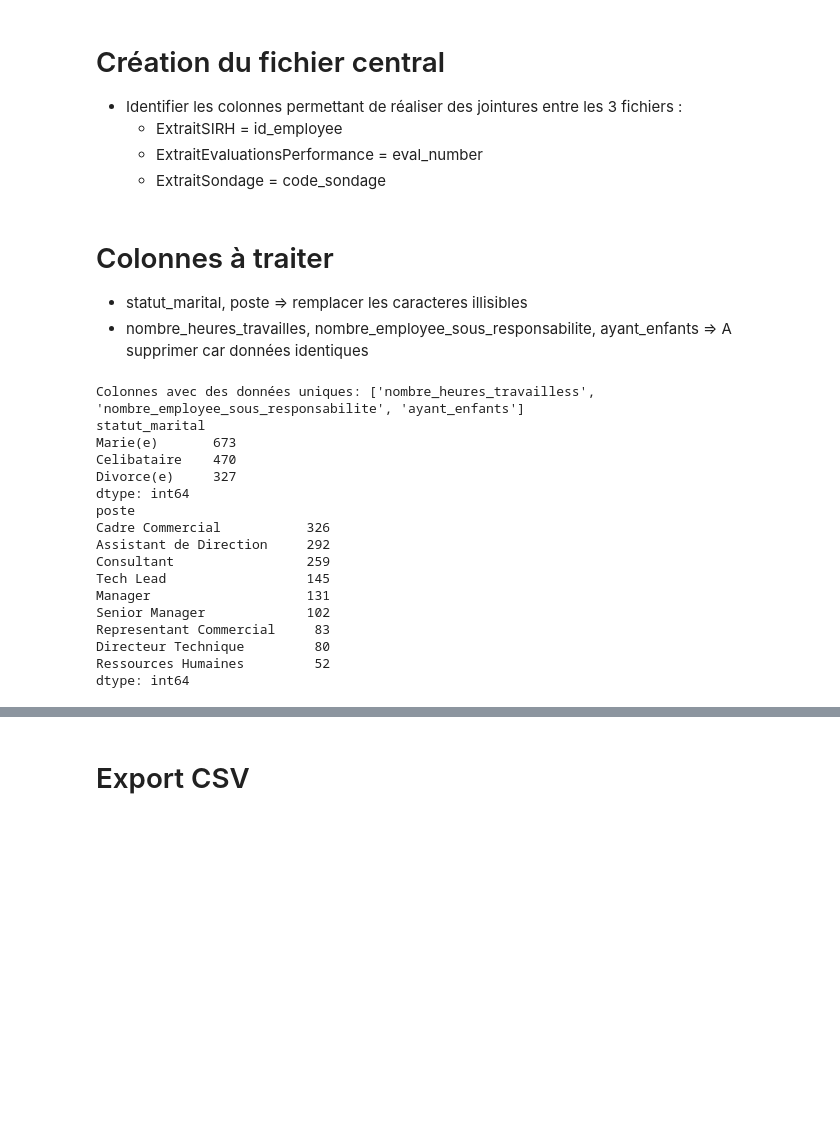
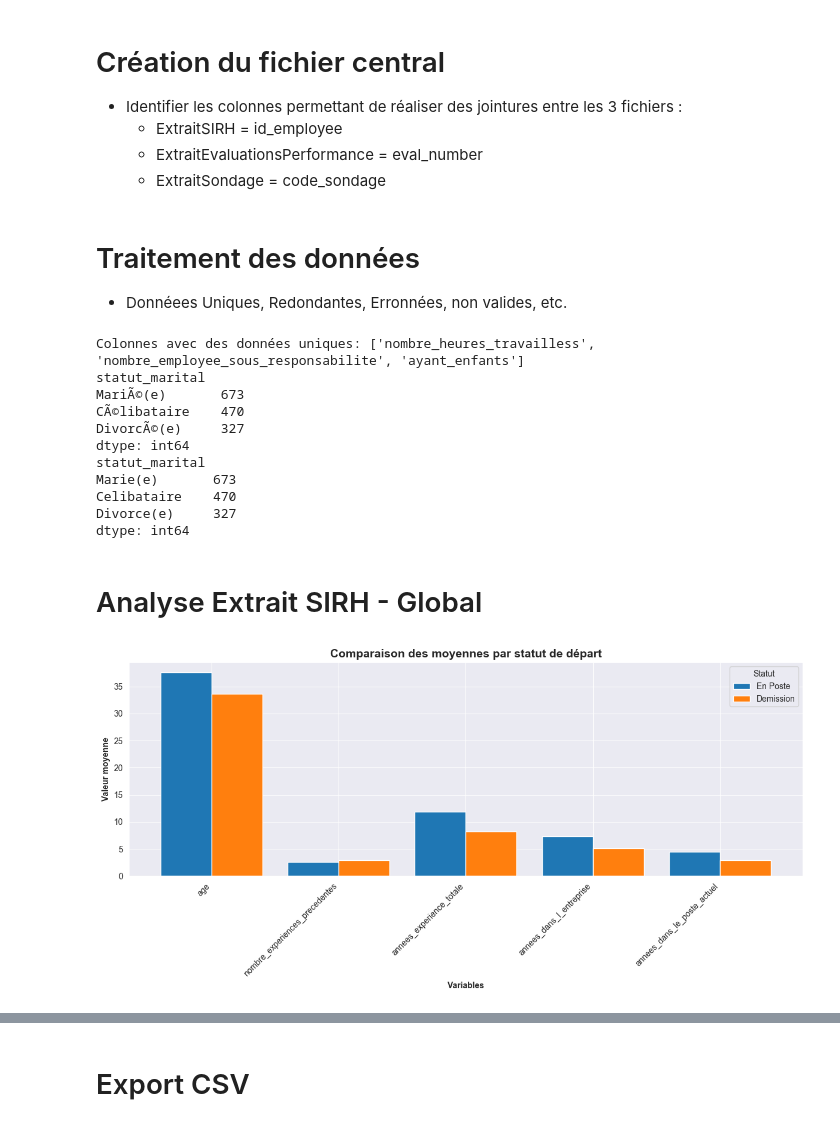
Before and after one commit to ticoraph/HRAnalytics, a Jupyter notebook: 1_Analyse_Exploratoire.ipynb, the cells around one changed output, grey strips where cells are left out. Cells and saved outputs as stored; diff of their text form; code cells hidden in the pictures; blank space fills up the shorter version.

```diff
--- a/1_Analyse_Exploratoire.ipynb
+++ b/1_Analyse_Exploratoire.ipynb
@@ -262,49 +32,61 @@ fc.drop((['eval_number','code_sondage']), axis=1, inplace=True)
-# %% [markdown]
-# Colonnes à traiter
-- statut_marital, poste => remplacer les caracteres illisibles
-- nombre_heures_travailles, nombre_employee_sous_responsabilite, ayant_enfants => A supprimer car données identiques
+# %% [markdown]
+# Traitement des données
+- Donnéees Uniques, Redondantes, Erronnées, non valides, etc.
 # %%
+# Données uniques
+print(f"Colonnes avec des données uniques: {fc.columns[fc.nunique() == 1].tolist()}")
+fc.drop((['nombre_heures_travailless','nombre_employee_sous_responsabilite','ayant_enfants']), axis=1, inplace=True)
+
+# Données redondantes
+fc.drop((['eval_number','code_sondage','note_evaluation_actuelle']), axis=1, inplace=True)
+
 # Nom de colonne erronees
 fc.rename(columns={'augementation_salaire_precedente': 'augmentation_salaire_precedente'}, inplace=True)
 fc.rename(columns={'annee_experience_totale': 'annees_experience_totale'}, inplace=True)
 
-# Données uniques
-print(f"Colonnes avec des données uniques: {fc.columns[fc.nunique() == 1].tolist()}")
-fc.drop((['nombre_heures_travailless','nombre_employee_sous_responsabilite','ayant_enfants']), axis=1, inplace=True)
-
 # Données erronees
-#print(fc.groupby(['statut_marital']).size().sort_values(ascending=False))
-#print(fc.groupby(['poste']).size().sort_values(ascending=False))
-
+print(fc.groupby(['statut_marital']).size().sort_values(ascending=False))
 for col in fc.select_dtypes(include='object').columns:
     fc[col] = fc[col].str.replace('Ã©', 'e', regex=False)
-
 print(fc.groupby(['statut_marital']).size().sort_values(ascending=False))
-print(fc.groupby(['poste']).size().sort_values(ascending=False))
 
 # Données non valides
 fc['augmentation_salaire_precedente'] = fc['augmentation_salaire_precedente'].str.replace(' %', '', regex=False).astype(int)
-
-# Données redondantes
-fc.drop((['departement']), axis=1, inplace=True)
-
-# Satisfaction Globale
-fc["satisfaction_globale"] = (fc["satisfaction_employee_environnement"]+fc["satisfaction_employee_nature_travail"]+fc["satisfaction_employee_equipe"]+fc["satisfaction_employee_equilibre_pro_perso"])*100/16
 # %% [output]
 Colonnes avec des données uniques: ['nombre_heures_travailless', 'nombre_employee_sous_responsabilite', 'ayant_enfants']
+statut_marital
+MariÃ©(e)       673
+CÃ©libataire    470
+DivorcÃ©(e)     327
+dtype: int64
 statut_marital
 Marie(e)       673
 Celibataire    470
 Divorce(e)     327
 dtype: int64
-poste
-Cadre Commercial           326
-Assistant de Direction     292
-Consultant                 259
-Tech Lead                  145
-Manager                    131
-Senior Manager             102
-Representant Commercial     83
-Directeur Technique         80
-Ressources Humaines         52
-dtype: int64
+# %% [markdown]
+# Analyse Extrait SIRH - Global
+# %%
+# Liste des colonnes à comparer
+colonnes_a_comparer = ['age', 'nombre_experiences_precedentes', 'annees_experience_totale', 'annees_dans_l_entreprise', 'annees_dans_le_poste_actuel']
+
+# Calculer les moyennes pour chaque colonne par groupe
+moyennes = fc.groupby('a_quitte_l_entreprise')[colonnes_a_comparer].mean()
+
+# Transposer pour avoir les variables en index
+moyennes_transposed = moyennes.T
+
+# Créer le graphique
+fig, ax = plt.subplots(figsize=(12, 6))
+moyennes_transposed.plot(kind='bar', ax=ax, width=0.8)
+
+ax.set_xlabel('Variables', fontweight='bold')
+ax.set_ylabel('Valeur moyenne', fontweight='bold')
+ax.set_title('Comparaison des moyennes par statut de départ', fontweight='bold', fontsize=14)
+ax.legend(['En Poste', 'Demission'], title="Statut")
+ax.set_xticklabels(colonnes_a_comparer, rotation=45, ha='right')
+
+plt.tight_layout()
+plt.show()
+# %% [output]
+[figure, added]
```
Also changed, not shown: parts of 24 cells of this notebook, 24 other files.
